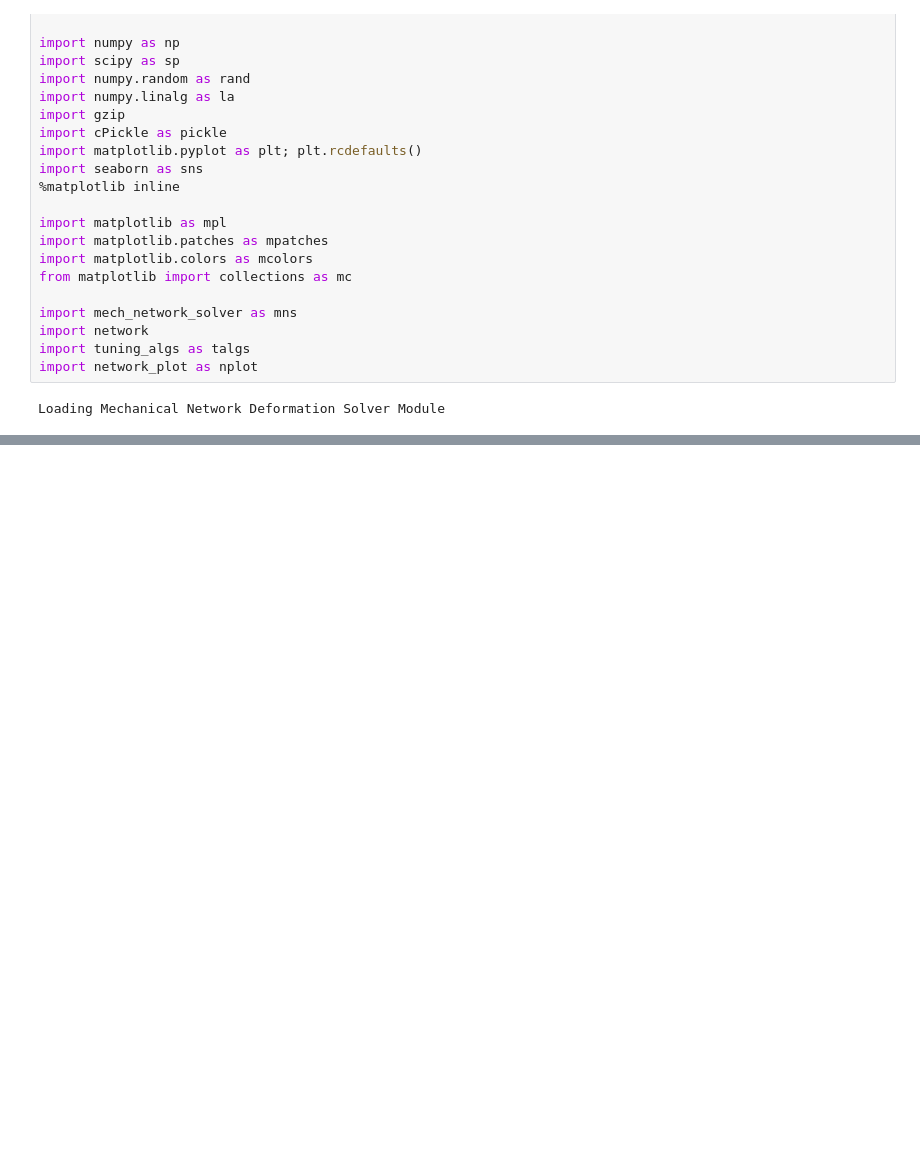
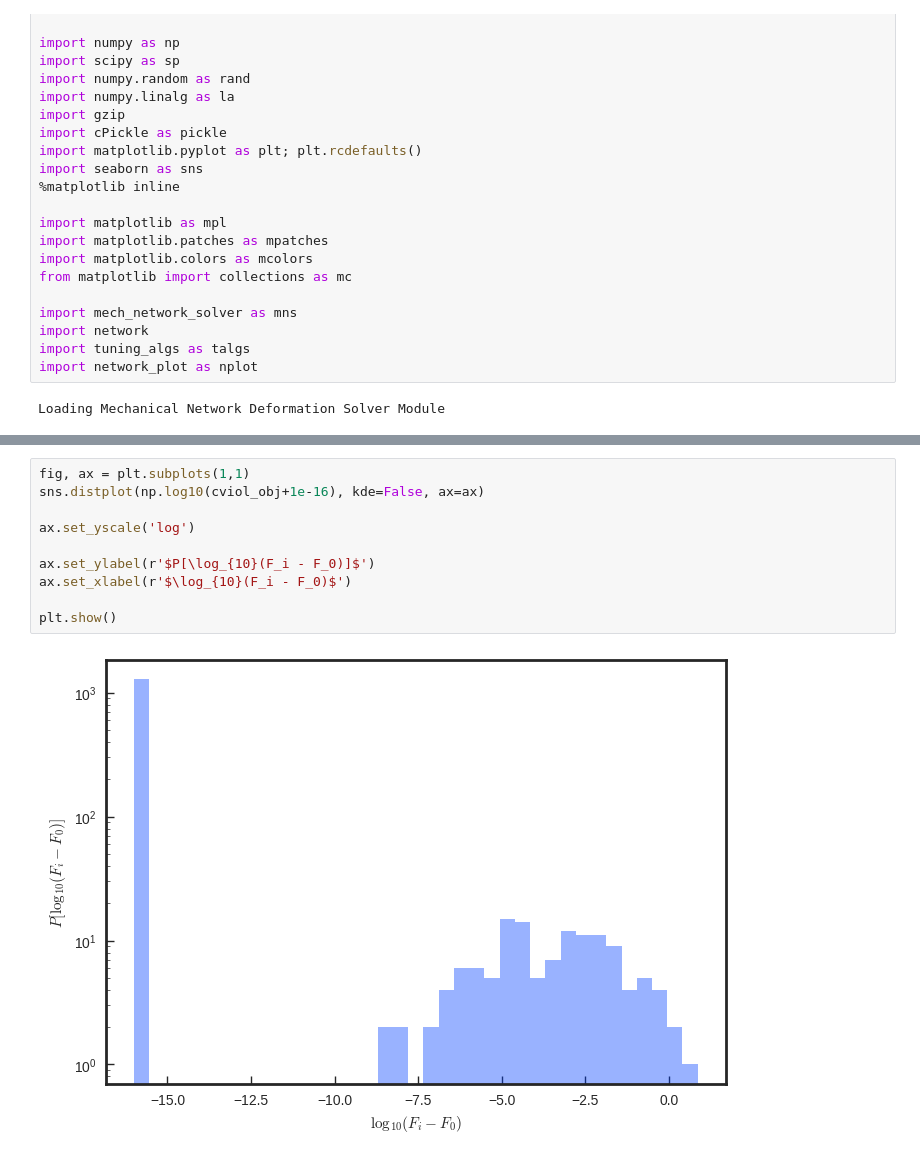
Before and after one commit to jrocks/lib_network_tuning, a Jupyter notebook: notebooks/tuning_rigidity.ipynb, the cells around one changed output, grey strips where cells are left out. Saved outputs shown, nothing was run; the diff lists cells and outputs as text; blank space fills up the shorter version.

```diff
--- a/notebooks/tuning_rigidity.ipynb
+++ b/notebooks/tuning_rigidity.ipynb
@@ -306,0 +328,12 @@ plt.show()
+# %%
+fig, ax = plt.subplots(1,1)
+sns.distplot(np.log10(cviol_obj+1e-16), kde=False, ax=ax)
+
+ax.set_yscale('log')
+
+ax.set_ylabel(r'$P[\log_{10}(F_i - F_0)]$')
+ax.set_xlabel(r'$\log_{10}(F_i - F_0)$')
+
+plt.show()
+# %% [output]
+[figure, added]
```
Also changed, not shown: parts of 3 cells of this notebook, 9 other files.
